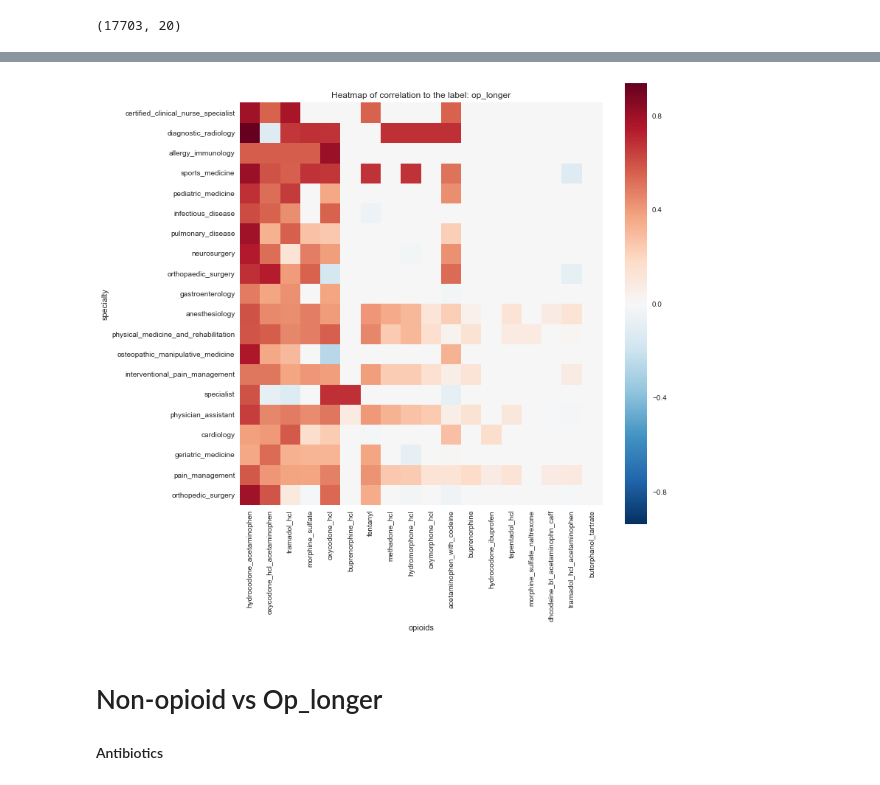
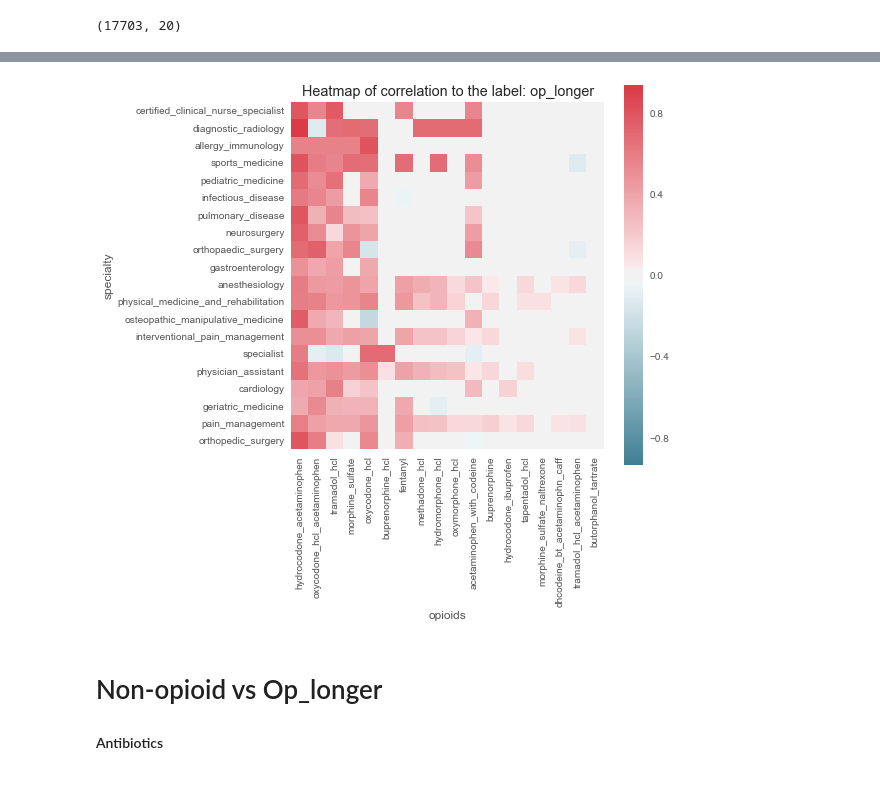
Before and after one commit to JennyLeeStat/Opioid, a Jupyter notebook: 1_Opioid_EDA.ipynb, the cells around one changed output, grey strips where cells are left out. Drawn from its saved outputs; the diff is of its cells as text; code cells hidden in the pictures.

```diff
--- a/1_Opioid_EDA.ipynb
+++ b/1_Opioid_EDA.ipynb
@@ -325,19 +306,21 @@ surgical_oncology                                                      NaN
 vascular_surgery                                                       NaN
 dtype: float64
 # %%
-plt.figure(figsize=(11, 11))
+plt.figure(figsize=(7, 7))
 sorted_op = grouped.mean(axis=0).sort_values(ascending=False).index
 sorted_spec = grouped.mean(axis=1).sort_values(ascending=False).index[:20]
 grouped = grouped.loc[sorted_spec, :]
 grouped = grouped.loc[:, sorted_op]
-g = sns.heatmap(grouped.fillna(0), square=True)
+
+cmap = sns.diverging_palette(220, 10, as_cmap=True)
+g = sns.heatmap(grouped.fillna(0), square=True, cmap=cmap)
 #plt.savefig('assets/clustermap_specialty_vs_op.png', orientation='landscape', dpi=199)
 plt.title('Heatmap of correlation to the label: op_longer')
 plt.ylabel('specialty')
 plt.xlabel('opioids')
 plt.show()
 # %% [output]
-[figure, old version]
+[figure, new version]
 # %% [markdown]
 # Non-opioid vs Op_longer
 
```
Also changed, not shown: parts of 5 cells of this notebook, 3 other files.
